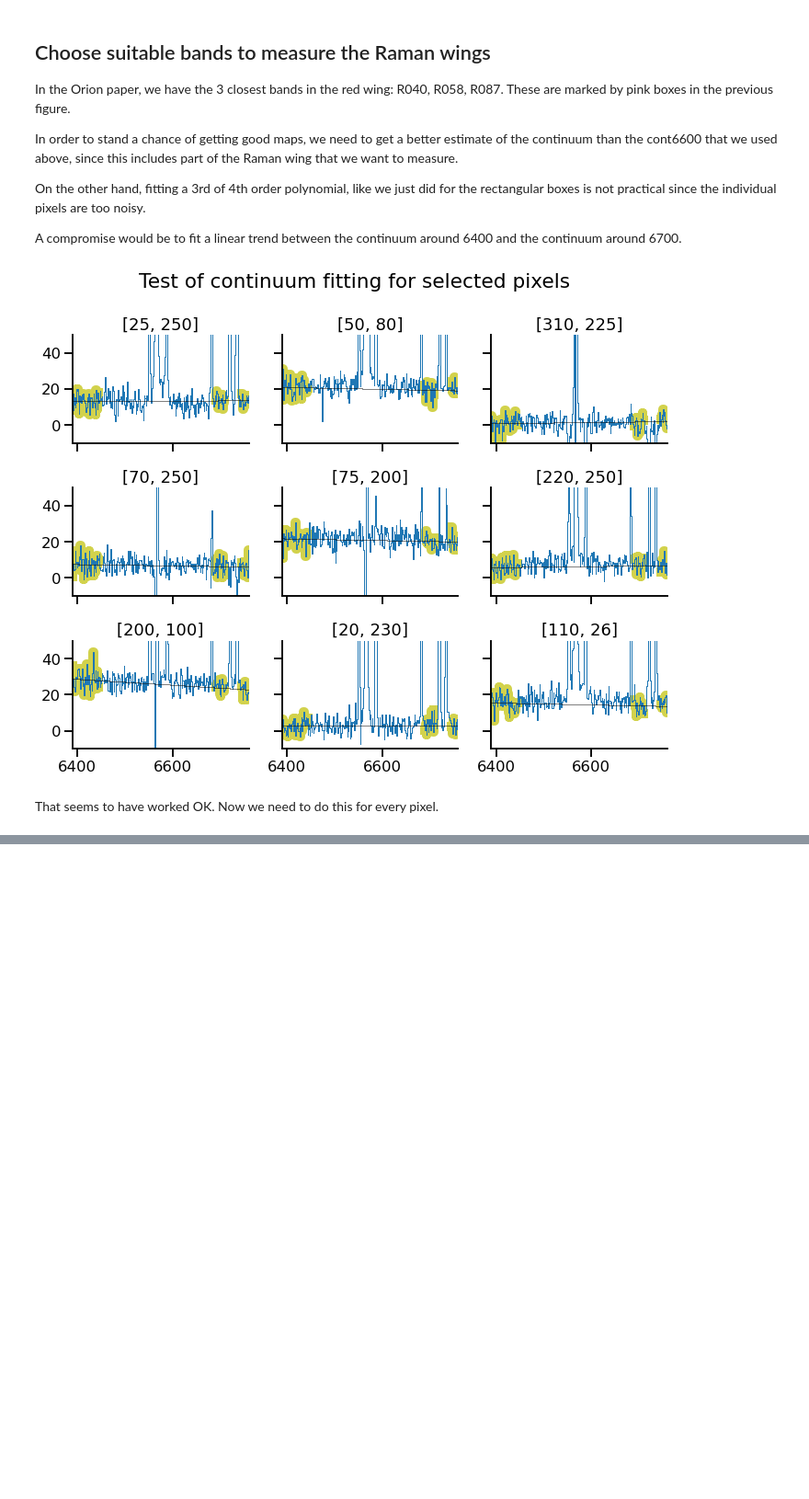
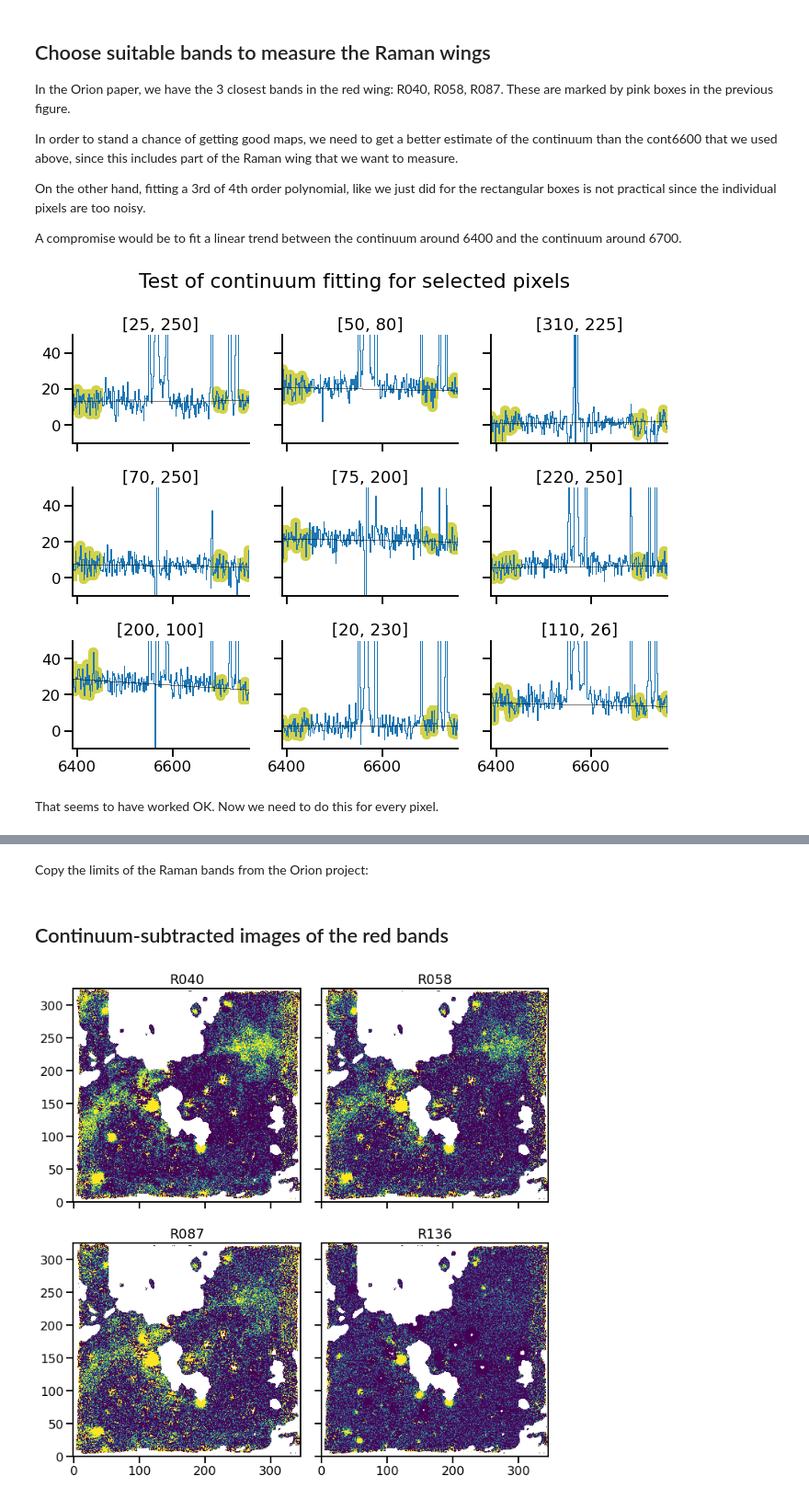
Before and after one commit to will-henney/muse-hii-regions, a Jupyter notebook: notebooks/02-00-raman-wings.ipynb, the cells around one changed output, grey strips where cells are left out. Shown at 92% size. Cells and saved outputs as stored; diff of their text form; code cells hidden in the pictures; blank space fills up the shorter version.

```diff
--- a/notebooks/02-00-raman-wings.ipynb
+++ b/notebooks/02-00-raman-wings.ipynb
@@ -519,0 +437,2 @@ This shows a clear difference in distribution between the wings and the core.
+# %% [markdown]
+Copy the limits of the Raman bands from the Orion project:
@@ -519,0 +455,17 @@ This shows a clear difference in distribution between the wings and the core.
+# %% [markdown]
+## Continuum-subtracted images of the red bands
+# %%
+fig, axes = plt.subplots(
+    2, 2,
+    figsize=(10, 10),
+    sharex=True, sharey=True,
+)
+rbands = list(bands)[4:]
+for band, ax in zip(rbands, axes.flat):
+    bandcubes[band].sum(axis=0).plot(
+        ax=ax, vmin=0, vmax=50,
+    )
+    ax.set_title(band)
+fig.tight_layout()
+# %% [output]
+[figure, added]
```
Also changed, not shown: parts of 63 cells of this notebook, 2 other files.
